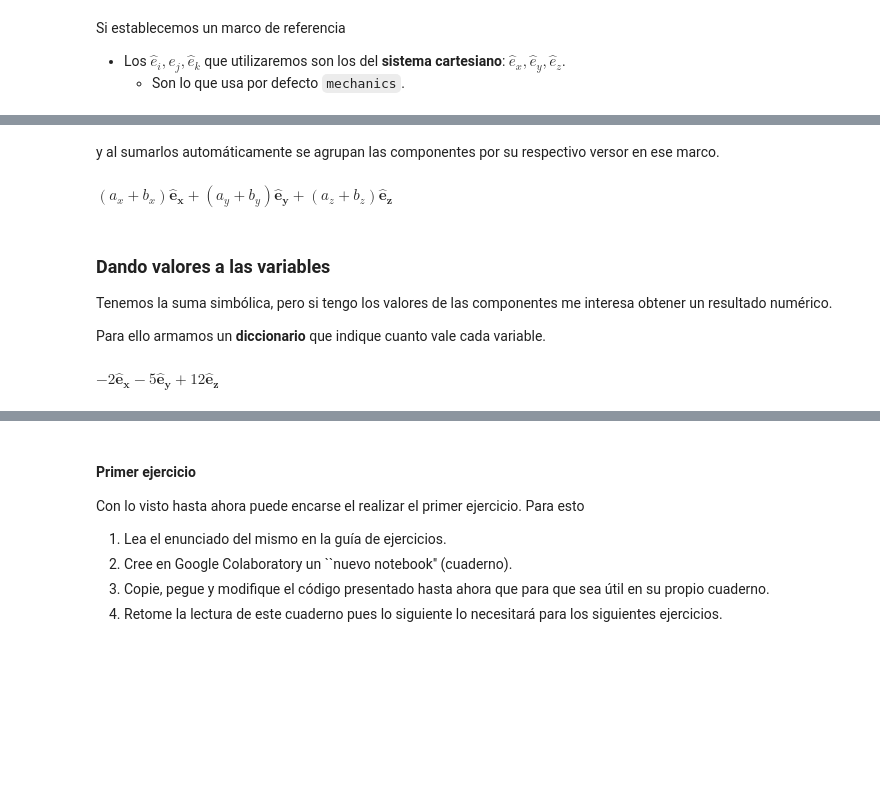
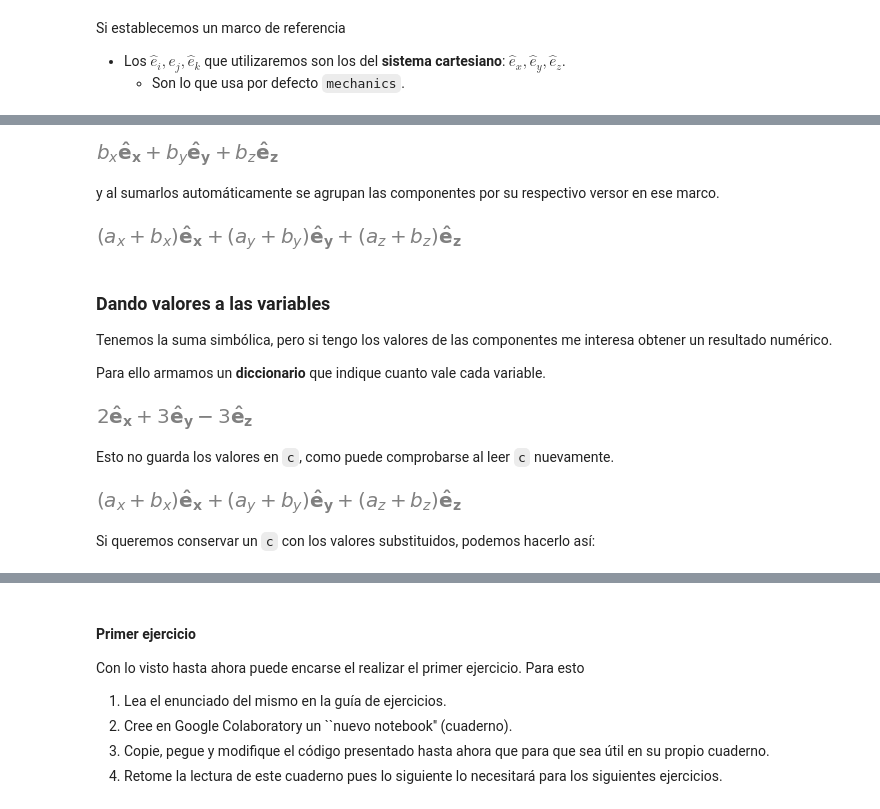
Before and after one commit to unlam/MecanicaAnaliticaComputacional, a Jupyter notebook: 01Vectorial/cinemáticaVectorial.ipynb, the cells around one changed output, grey strips where cells are left out. Saved outputs shown, nothing was run; the diff lists cells and outputs as text; code cells hidden in the pictures; blank space fills up the shorter version.

```diff
--- a/01Vectorial/cinemáticaVectorial.ipynb
+++ b/01Vectorial/cinemáticaVectorial.ipynb
@@ -71,19 +72,33 @@ $\displaystyle b_{x}\mathbf{\hat{e}_x} + b_{y}\mathbf{\hat{e}_y} + b_{z}\mathbf{
+# %%
+b
+# %% [output]
+[figure, added]
 # %% [markdown]
 y al sumarlos automáticamente se agrupan las componentes por su respectivo versor en ese marco.
 # %%
 c = a + b
-c
-# %% [output]
-$\displaystyle (a_{x} + b_{x})\mathbf{\hat{e}_x} + (a_{y} + b_{y})\mathbf{\hat{e}_y} + (a_{z} + b_{z})\mathbf{\hat{e}_z}$
+# %%
+c
+# %% [output]
+[figure, added]
 # %% [markdown]
 ### Dando valores a las variables
 Tenemos la suma simbólica, pero si tengo los valores de las componentes me interesa obtener un resultado numérico.
 
 Para ello armamos un **diccionario** que indique cuanto vale cada variable.
 # %%
-valores={a_x: 3, a_y: 0, a_z: 5,
-         b_x: -5, b_y: -5, b_z: 7,
+valores = {
+        a_x: 3, a_y: -2, a_z: 0,
+        b_x: -1, b_y: 5, b_z: -3,
         } # son longitudes así que en el SI son [m] salvo otra indicación
 c.subs(valores) # esto substituye variables en vector c
 # %% [output]
-$\displaystyle - 2\mathbf{\hat{e}_x} - 5\mathbf{\hat{e}_y} + 12\mathbf{\hat{e}_z}$
+[figure, added]
+# %% [markdown]
+Esto no guarda los valores en `c`, como puede comprobarse al leer `c` nuevamente.
+# %%
+c
+# %% [output]
+[figure, added]
+# %% [markdown]
+Si queremos conservar un `c` con los valores substituidos, podemos hacerlo así:
```
Also changed, not shown: parts of 19 cells of this notebook.
